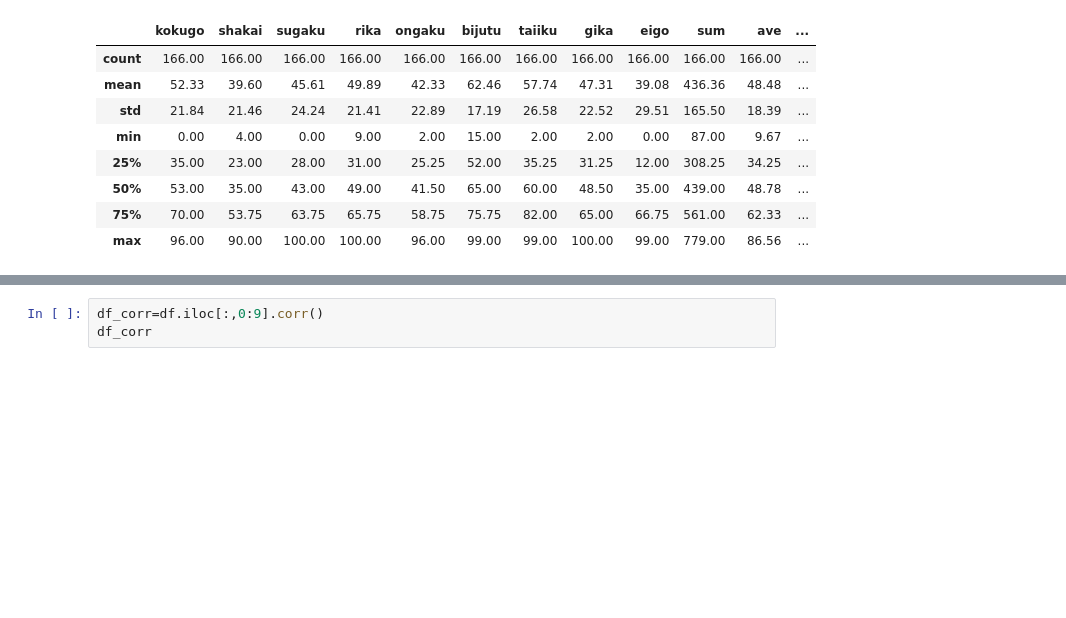
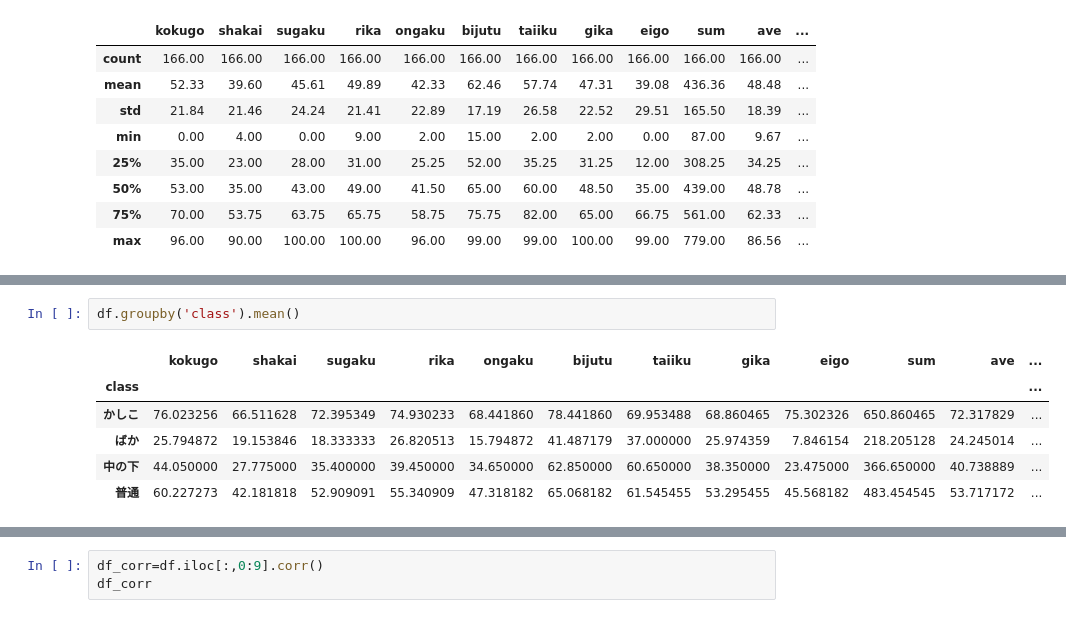
Before and after one commit to sohdacafe/Machine_Learning, a Jupyter notebook: PCA_test_score.ipynb, the cells around one changed output, grey strips where cells are left out. Saved outputs shown, nothing was run; the diff lists cells and outputs as text; blank space fills up the shorter version.

```diff
--- a/PCA_test_score.ipynb
+++ b/PCA_test_score.ipynb
@@ -82,0 +120,9 @@ df.describe()
+# %%
+df.groupby('class').mean()
+# %% [output]
+|  | kokugo | shakai | sugaku | rika | ongaku | bijutu | taiiku | gika | eigo | sum | ave | ... |
+| class |  |  |  |  |  |  |  |  |  |  |  | ... |
+| かしこ | 76.023256 | 66.511628 | 72.395349 | 74.930233 | 68.441860 | 78.441860 | 69.953488 | 68.860465 | 75.302326 | 650.860465 | 72.317829 | ... |
+| ばか | 25.794872 | 19.153846 | 18.333333 | 26.820513 | 15.794872 | 41.487179 | 37.000000 | 25.974359 | 7.846154 | 218.205128 | 24.245014 | ... |
+| 中の下 | 44.050000 | 27.775000 | 35.400000 | 39.450000 | 34.650000 | 62.850000 | 60.650000 | 38.350000 | 23.475000 | 366.650000 | 40.738889 | ... |
+| 普通 | 60.227273 | 42.181818 | 52.909091 | 55.340909 | 47.318182 | 65.068182 | 61.545455 | 53.295455 | 45.568182 | 483.454545 | 53.717172 | ... |
```
Also changed, not shown: parts of 6 cells of this notebook.
